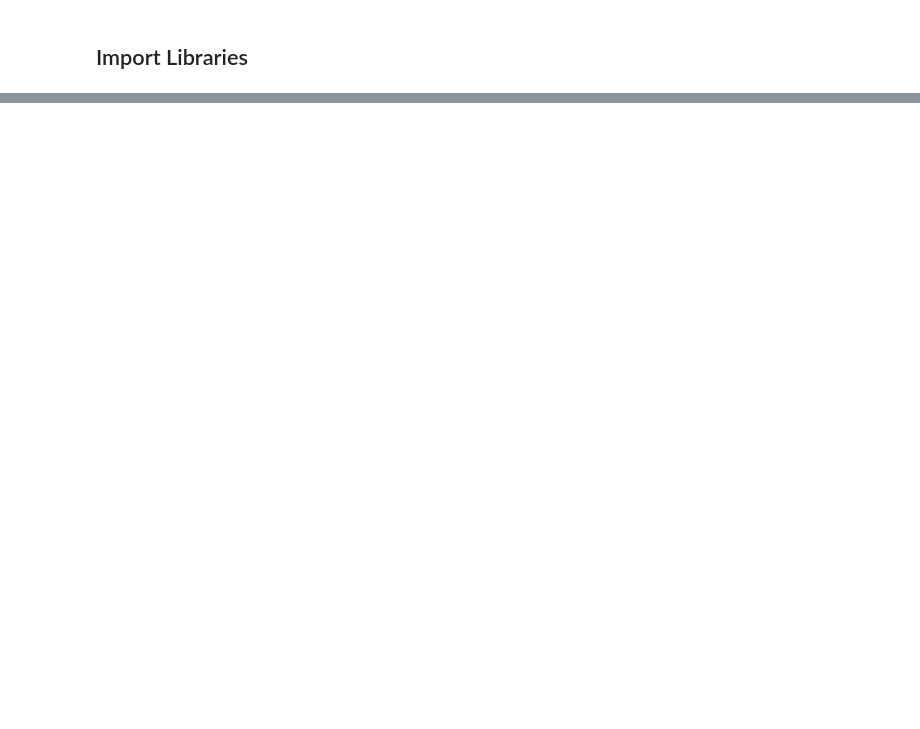
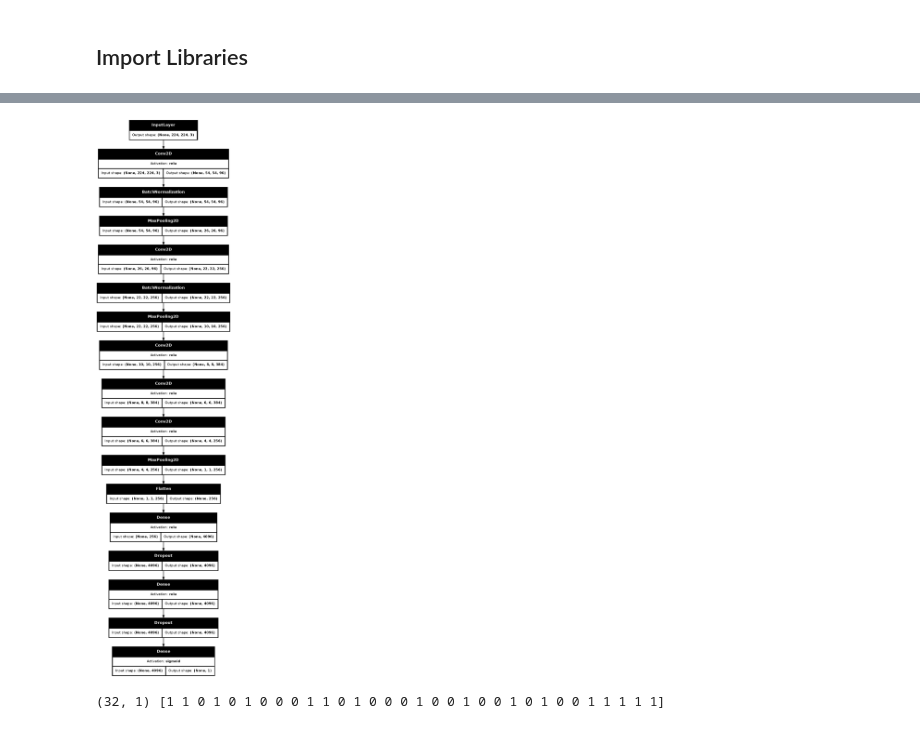
Before and after one commit to maxellmilay/alexnet, a Jupyter notebook: training.ipynb, the cells around one changed output, grey strips where cells are left out. Drawn from its saved outputs; the diff is of its cells as text; code cells hidden in the pictures; blank space fills up the shorter version.

Commit message:
[Feature][Maxell] buitl the AlexNet model

```diff
--- a/training.ipynb
+++ b/training.ipynb
@@ -24,0 +108,26 @@ Note: you may need to restart the kernel to use updated packages.
+# %%
+def AlexNet():
+    inp = Input((224, 224, 3))
+    x = Conv2D(filters=96, kernel_size=11, strides=4, activation='relu')(inp)
+    x = BatchNormalization()(x)
+    x = MaxPooling2D(pool_size=3, strides=2)(x)
+    x = Conv2D(filters=256, kernel_size=5, strides=1, activation='relu')(x)
+    x = BatchNormalization()(x)
+    x = MaxPooling2D(pool_size=3, strides=2)(x)
+    x = Conv2D(filters=384, kernel_size=3, strides=1, activation='relu')(x)
+    x = Conv2D(filters=384, kernel_size=3, strides=1, activation='relu')(x)
+    x = Conv2D(filters=256, kernel_size=3, strides=1, activation='relu')(x)
+    x = MaxPooling2D(pool_size=3, strides=2)(x)
+    x = Flatten()(x)
+    x = Dense(units=4096, activation='relu')(x)
+    x = Dropout(rate=0.5)(x)
+    x = Dense(units=4096, activation='relu')(x)
+    x = Dropout(rate=0.5)(x)
+    x = Dense(units=1, activation='sigmoid')(x)
+
+    model = Model(inputs=inp, outputs=x)
+
+    return model
+# %%
+model = AlexNet()
+model.summary()
@@ -24,0 +156,16 @@ Note: you may need to restart the kernel to use updated packages.
+# %%
+plot_model(model,
+           to_file='model.png',
+           show_shapes=True,
+           show_dtype=False,
+           show_layer_names=False,
+           show_layer_activations=True,
+           dpi=100)
+# %% [output]
+[figure, added]
+# %%
+for (img, label) in train_dataset:
+    print(model(img).numpy().shape, label.numpy())
+    break
+# %% [output]
+(32, 1) [1 1 0 1 0 1 0 0 0 1 1 0 1 0 0 0 1 0 0 1 0 0 1 0 1 0 0 1 1 1 1 1]
```
Also changed, not shown: parts of 22 cells of this notebook.
